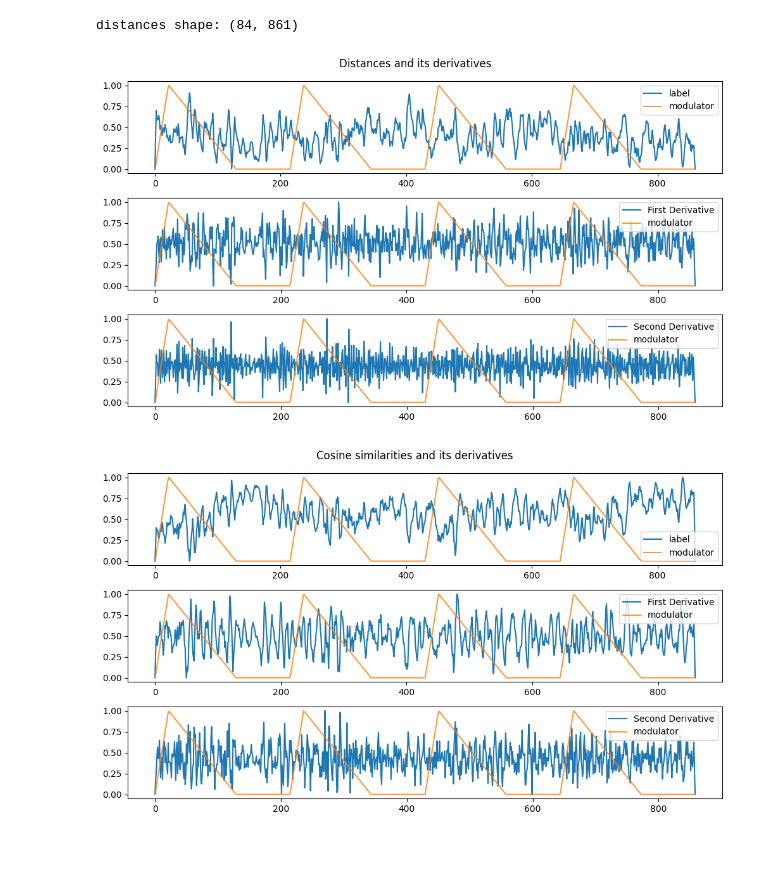
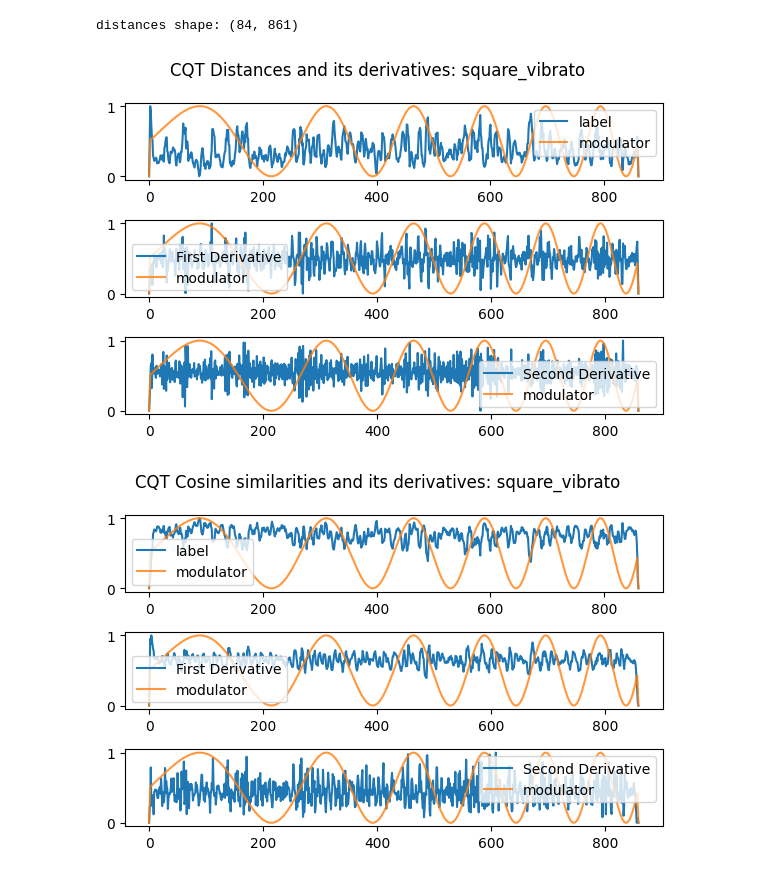
Before and after one commit to inspektral/sonic-trajectories, a Jupyter notebook: cqt.ipynb, the cells around one changed output. Cells and saved outputs as stored; diff of their text form; code cells hidden in the pictures; blank space fills up the shorter version.

```diff
--- a/cqt.ipynb
+++ b/cqt.ipynb
@@ -52,8 +54,10 @@ Available tests:
 # %%
 SAMPLE_RATE = 44100
-CURRENT_TEST = 1
+CURRENT_TEST = 2
+SMALL = True
 # %%
 test = tests[list(tests.keys())[CURRENT_TEST]]
+test_name = test.__name__
 print(f"Running test: {test.__name__}")
 audio, modulator = test()
 
@@ -92,18 +97,19 @@ utils.plot_with_derivatives(
 # %%
 distances = utils.smoothing(utils.distances(spectrum))
 d_distances = np.diff(distances)
 dd_distances = np.diff(d_distances)
 
 utils.plot_with_derivatives(
     distances,
     d_distances,
     dd_distances,
     modulator,
-    title="Distances and its derivatives"
+    title="CQT Distances and its derivatives: "+test_name,
+    small=SMALL
 )
 # %% [output]
 distances shape: (84, 861)
-[figure, old version]
+[figure, new version]
 # %%
 similarities = utils.smoothing(utils.cosine_similarity(spectrum))
 d_similarities = utils.smoothing(np.diff(similarities))
@@ -114,7 +120,8 @@ utils.plot_with_derivatives(
     d_similarities,
     dd_similarities,
     modulator,
-    title="Cosine similarities and its derivatives"
+    title="CQT Cosine similarities and its derivatives: "+test_name,
+    small=SMALL
 )
 # %% [output]
-[figure, old version]
+[figure, new version]
```
Also changed, not shown: parts of 4 cells of this notebook, 4 other files.
